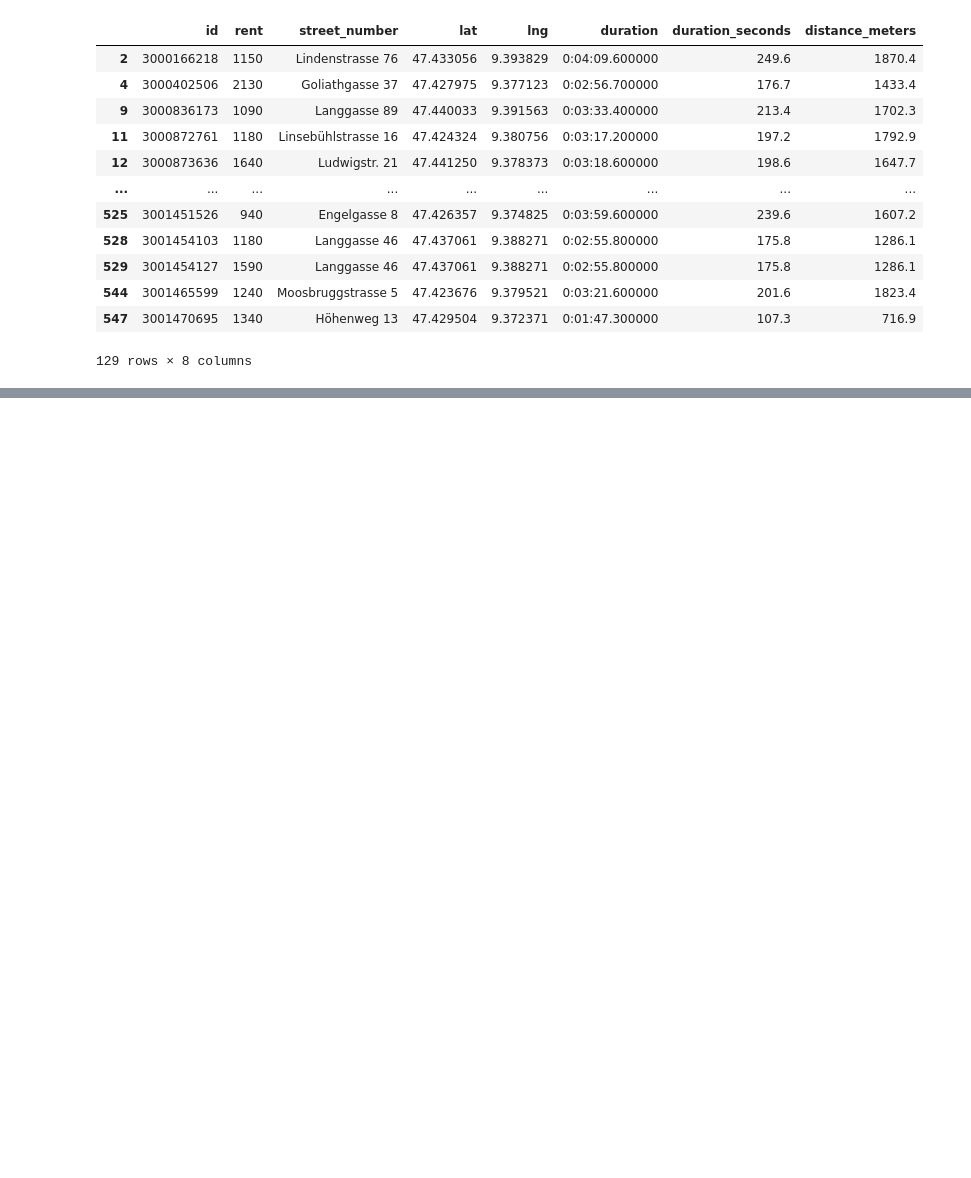
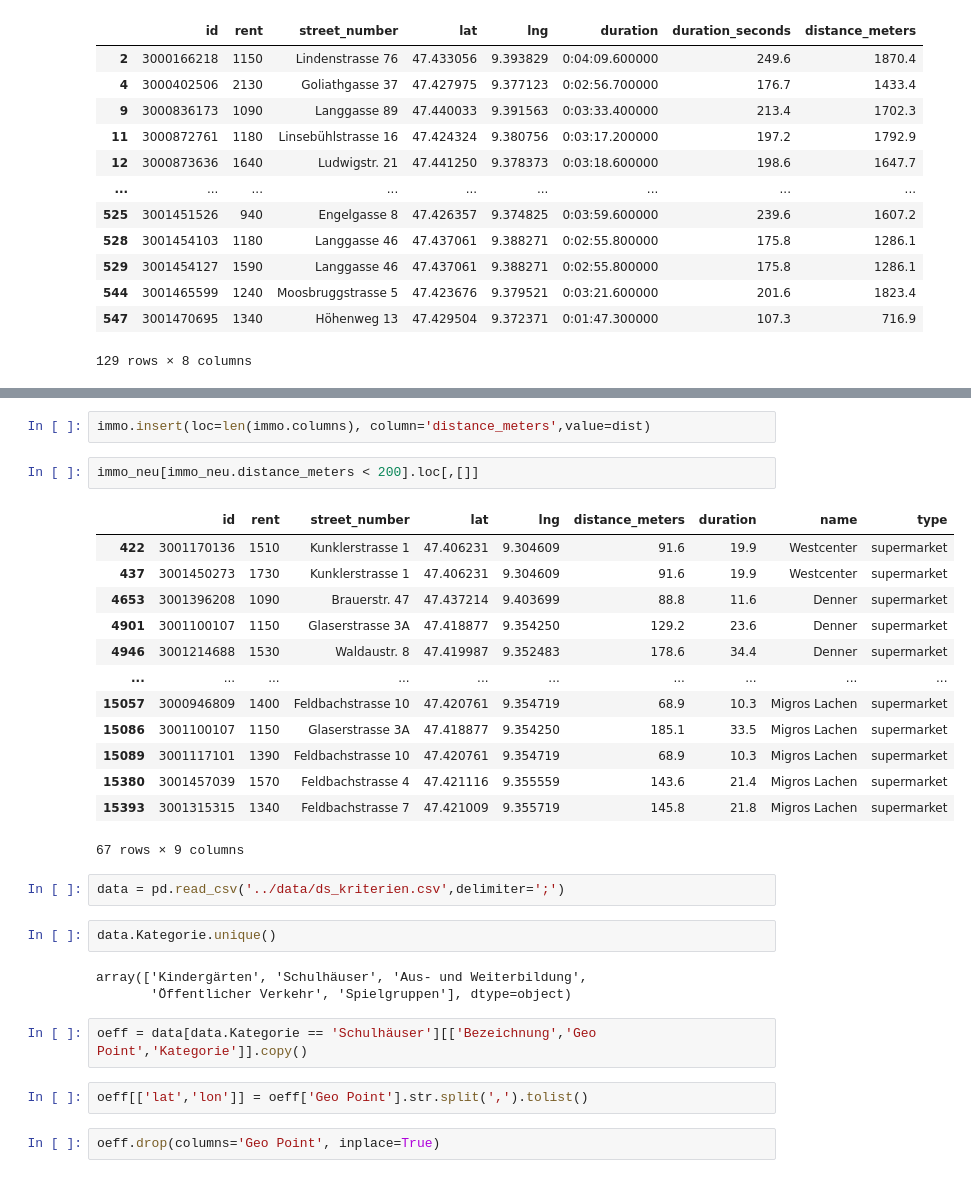
Before and after one commit to lukasreber/sghack, a Jupyter notebook: eda/test.ipynb, the cells around one changed output, grey strips where cells are left out. Saved outputs shown, nothing was run; the diff lists cells and outputs as text; blank space fills up the shorter version.

```diff
--- a/eda/test.ipynb
+++ b/eda/test.ipynb
@@ -123,0 +238,31 @@ immo[immo.distance_meters <= 2000]
+# %%
+immo.insert(loc=len(immo.columns), column='distance_meters',value=dist)
+# %%
+immo_neu[immo_neu.distance_meters < 200].loc[,[]]
+# %% [output]
+|  | id | rent | street_number | lat | lng | distance_meters | duration | name | type |
+| 422 | 3001170136 | 1510 | Kunklerstrasse 1 | 47.406231 | 9.304609 | 91.6 | 19.9 | Westcenter | supermarket |
+| 437 | 3001450273 | 1730 | Kunklerstrasse 1 | 47.406231 | 9.304609 | 91.6 | 19.9 | Westcenter | supermarket |
+| 4653 | 3001396208 | 1090 | Brauerstr. 47 | 47.437214 | 9.403699 | 88.8 | 11.6 | Denner | supermarket |
+| 4901 | 3001100107 | 1150 | Glaserstrasse 3A | 47.418877 | 9.354250 | 129.2 | 23.6 | Denner | supermarket |
+| 4946 | 3001214688 | 1530 | Waldaustr. 8 | 47.419987 | 9.352483 | 178.6 | 34.4 | Denner | supermarket |
+| ... | ... | ... | ... | ... | ... | ... | ... | ... | ... |
+| 15057 | 3000946809 | 1400 | Feldbachstrasse 10 | 47.420761 | 9.354719 | 68.9 | 10.3 | Migros Lachen | supermarket |
+| 15086 | 3001100107 | 1150 | Glaserstrasse 3A | 47.418877 | 9.354250 | 185.1 | 33.5 | Migros Lachen | supermarket |
+| 15089 | 3001117101 | 1390 | Feldbachstrasse 10 | 47.420761 | 9.354719 | 68.9 | 10.3 | Migros Lachen | supermarket |
+| 15380 | 3001457039 | 1570 | Feldbachstrasse 4 | 47.421116 | 9.355559 | 143.6 | 21.4 | Migros Lachen | supermarket |
+| 15393 | 3001315315 | 1340 | Feldbachstrasse 7 | 47.421009 | 9.355719 | 145.8 | 21.8 | Migros Lachen | supermarket |
+67 rows × 9 columns
+# %%
+data = pd.read_csv('../data/ds_kriterien.csv',delimiter=';')
+# %%
+data.Kategorie.unique()
+# %% [output]
+array(['Kindergärten', 'Schulhäuser', 'Aus- und Weiterbildung',
+       'Öffentlicher Verkehr', 'Spielgruppen'], dtype=object)
+# %%
+oeff = data[data.Kategorie == 'Schulhäuser'][['Bezeichnung','Geo Point','Kategorie']].copy()
+# %%
+oeff[['lat','lon']] = oeff['Geo Point'].str.split(',').tolist()
+# %%
+oeff.drop(columns='Geo Point', inplace=True)
```
Also changed, not shown: parts of 19 cells of this notebook, 4 other files.
